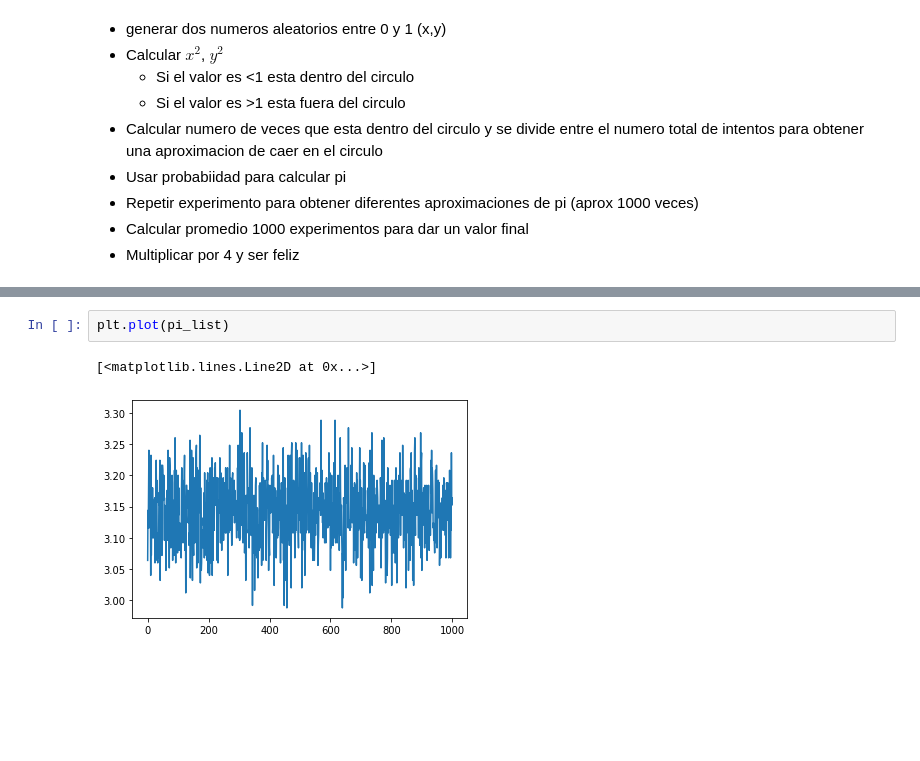
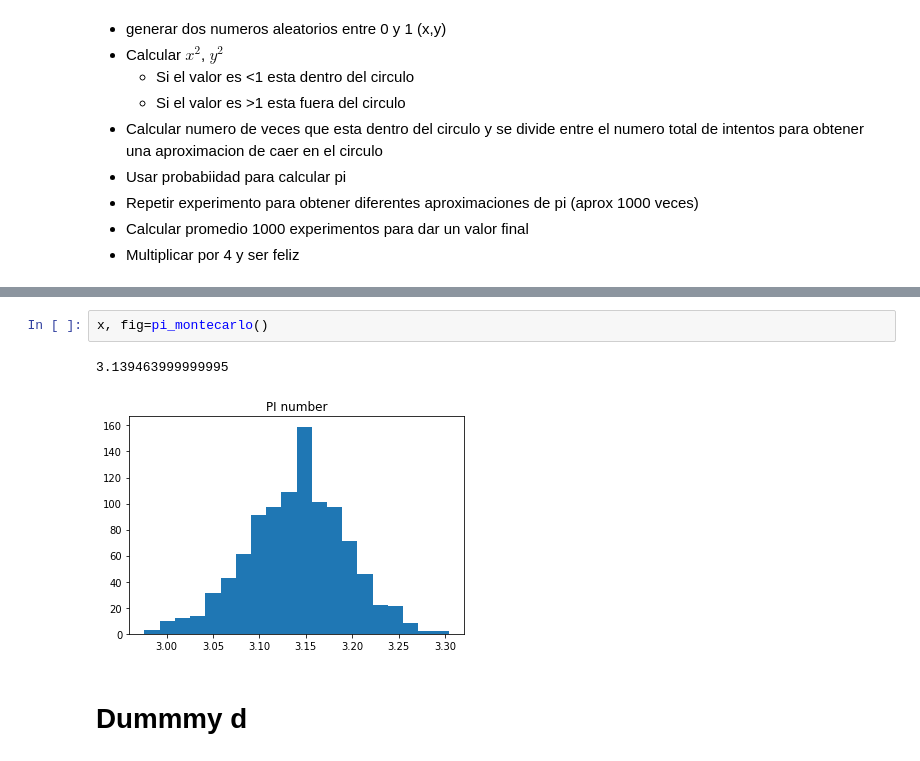
Before and after one commit to nestorsgarzonc/Fundamentals-of-Machine-learning, a Jupyter notebook: Udemy Course/T2-2 Daa cleaning.ipynb, the cells around one changed output, grey strips where cells are left out. Cells and saved outputs as stored; diff of their text form; blank space fills up the shorter version.

```diff
--- a/Udemy Course/T2-2 Daa cleaning.ipynb
+++ b/Udemy Course/T2-2 Daa cleaning.ipynb
@@ -137,5 +133,7 @@ Text(0.5, 1.0, 'PI number')
-# %%
-plt.plot(pi_list)
-# %% [output]
-[<matplotlib.lines.Line2D at 0x...>]
-[figure, removed]
+# %%
+x, fig=pi_montecarlo()
+# %% [output]
+3.139463999999995
+[figure, added]
+# %% [markdown]
+# Dummmy d
```
Also changed, not shown: parts of 2 cells of this notebook.
